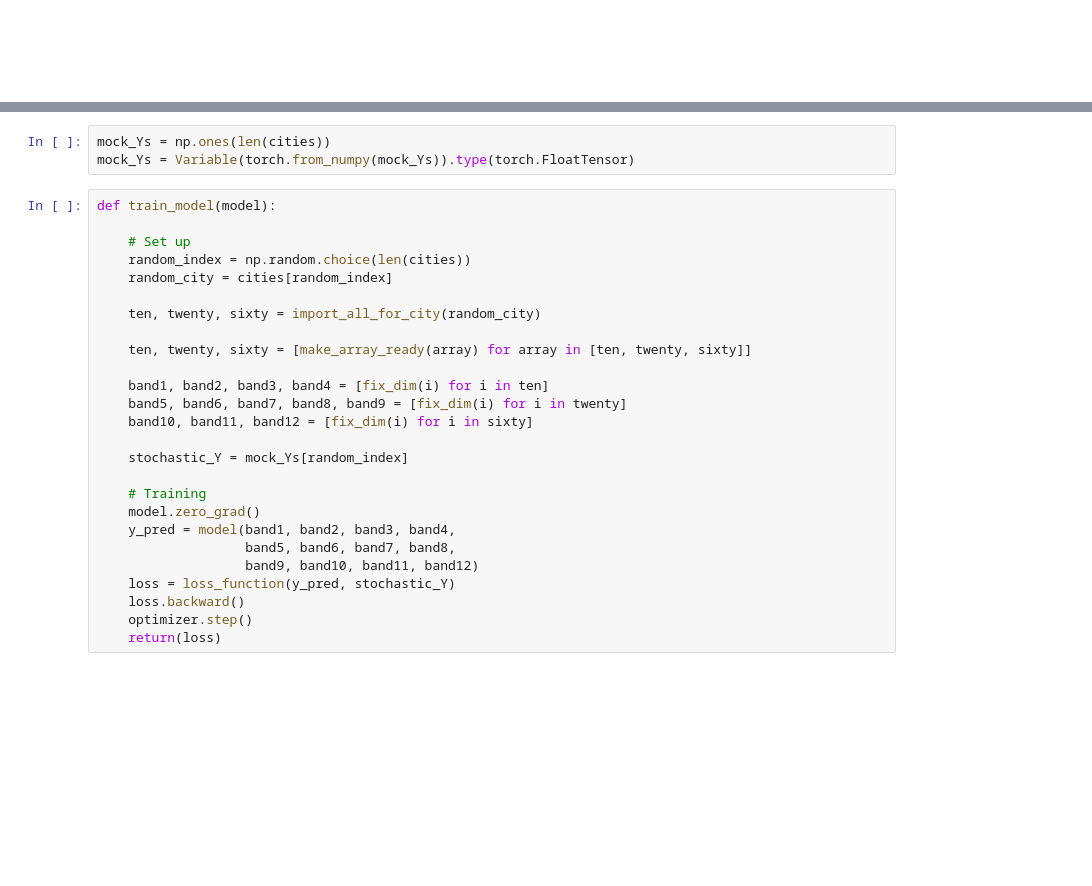
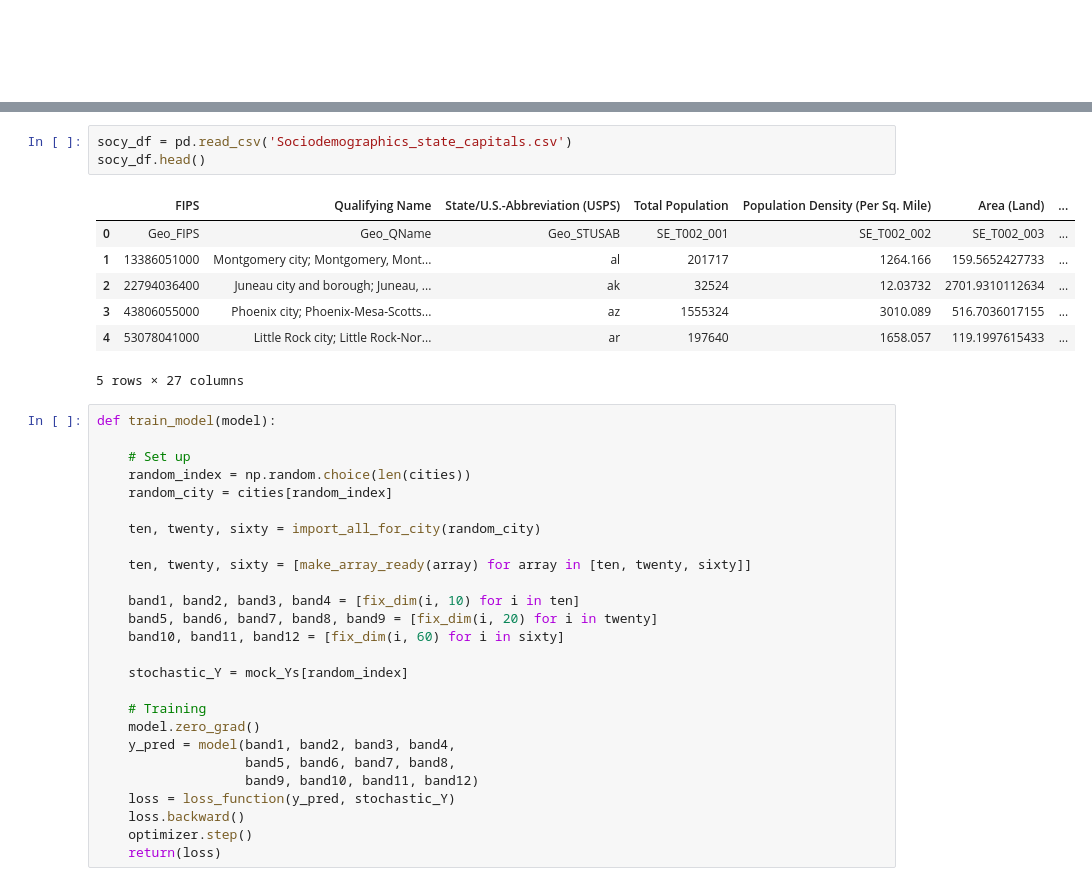
Before and after one commit to jdiaz4302/US_Demo_Net, a Jupyter notebook: model.ipynb, the cells around one changed output, grey strips where cells are left out. Cells and saved outputs as stored; diff of their text form; blank space fills up the shorter version.

Commit message:
Fixed image size issue, need to fix city name issue

```diff
--- a/model.ipynb
+++ b/model.ipynb
@@ -267,6 +299,14 @@ cities = np.asarray(cities)
-# %%
-mock_Ys = np.ones(len(cities))
-mock_Ys = Variable(torch.from_numpy(mock_Ys)).type(torch.FloatTensor)
+# %%
+socy_df = pd.read_csv('Sociodemographics_state_capitals.csv')
+socy_df.head()
+# %% [output]
+|  | FIPS | Qualifying Name | State/U.S.-Abbreviation (USPS) | Total Population | Population Density (Per Sq. Mile) | Area (Land) | ... |
+| 0 | Geo_FIPS | Geo_QName | Geo_STUSAB | SE_T002_001 | SE_T002_002 | SE_T002_003 | ... |
+| 1 | 13386051000 | Montgomery city; Montgomery, Mont... | al | 201717 | 1264.166 | 159.5652427733 | ... |
+| 2 | 22794036400 | Juneau city and borough; Juneau, ... | ak | 32524 | 12.03732 | 2701.9310112634 | ... |
+| 3 | 43806055000 | Phoenix city; Phoenix-Mesa-Scotts... | az | 1555324 | 3010.089 | 516.7036017155 | ... |
+| 4 | 53078041000 | Little Rock city; Little Rock-Nor... | ar | 197640 | 1658.057 | 119.1997615433 | ... |
+5 rows × 27 columns
 # %%
 def train_model(model):
 
@@ -278,9 +318,9 @@ def train_model(model):
 
     ten, twenty, sixty = [make_array_ready(array) for array in [ten, twenty, sixty]]
 
-    band1, band2, band3, band4 = [fix_dim(i) for i in ten]
-    band5, band6, band7, band8, band9 = [fix_dim(i) for i in twenty]
-    band10, band11, band12 = [fix_dim(i) for i in sixty]
+    band1, band2, band3, band4 = [fix_dim(i, 10) for i in ten]
+    band5, band6, band7, band8, band9 = [fix_dim(i, 20) for i in twenty]
+    band10, band11, band12 = [fix_dim(i, 60) for i in sixty]
 
     stochastic_Y = mock_Ys[random_index]
 
```
Also changed, not shown: parts of 14 cells of this notebook.
